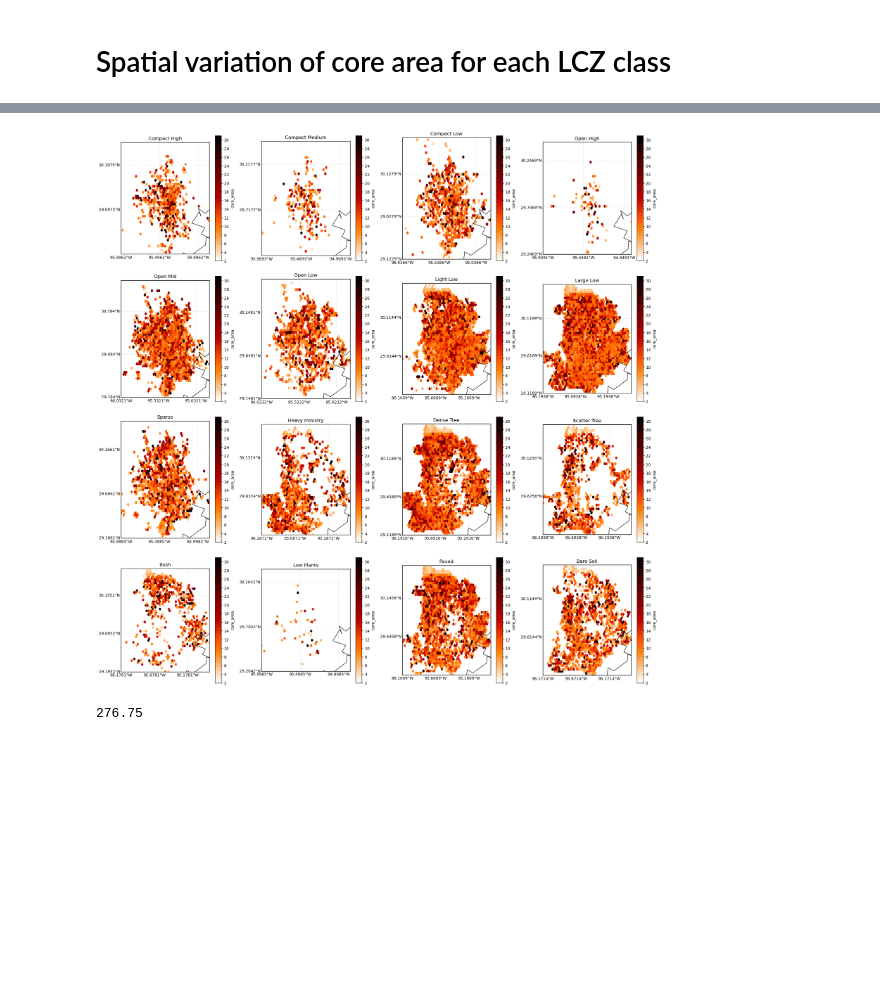
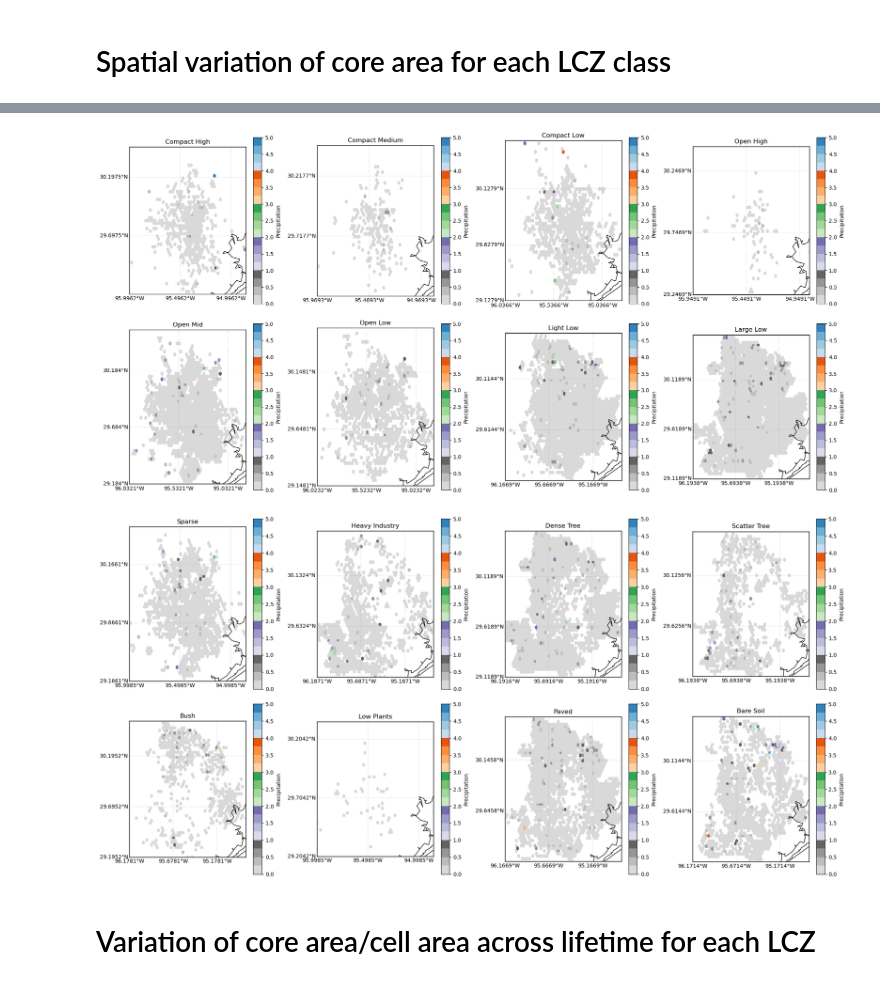
Before and after one commit to oluwafemiomitusa/Geospatial-Analysis, a Jupyter notebook: Radar/notebooks/convective_cells_2.ipynb, the cells around one changed output, grey strips where cells are left out. Cells and saved outputs as stored; diff of their text form; code cells hidden in the pictures; blank space fills up the shorter version.

Commit message:
Modified some parts of the codes
These were the initial codes used for the analysis. While they are no longer necessary, they can be sources of important snippets.

```diff
--- a/Radar/notebooks/convective_cells_2.ipynb
+++ b/Radar/notebooks/convective_cells_2.ipynb
@@ -14,7 +14,7 @@ from mpl_toolkits.basemap import Basemap
 # Extract longitudes and latitudes for each class
 
 # Open the geotiff file
-with rasterio.open("../data/Houston.tif") as src:
+with rasterio.open("../data/rasters/residential.tif") as src:
     # Read the image data into a 2D numpy array
     image = src.read(1)
     # Get the transformation matrix of the image
@@ -26,7 +26,7 @@ coordinates_by_class = {}
 # For each unique value in the image (which represents a class)
 for class_value in np.unique(image):
     # If the value is not 0 (0 typically represents no data)
-    if class_value != -1:
+    if class_value != 0:
         # Get the indices of the pixels that belong to this class
         indices = np.where(image == class_value)
         # Convert the indices to coordinates
@@ -46,7 +46,7 @@ df_core_areas = core_area_pd[['Longitude', 'Latitude', 'core_area']]
 tree = cKDTree(df_core_areas[['Longitude', 'Latitude']].values)
 
 # Loop over the keys (classes) in coordinates_by_class
-for class_num in range(1, 17):
+for class_num in range(1, 5):
     # Create Pandas DataFrame for the current class
     df_coords = pd.DataFrame(coordinates_by_class[class_num], columns=['Longitude', 'Latitude'])
 
@@ -65,76 +278,85 @@ import matplotlib.pyplot as plt
 from mpl_toolkits.basemap import Basemap
 import numpy as np
 from scipy.interpolate import griddata
+import pandas as pd
 
 # Define the grid over which we'll interpolate
 grid_resolution = 0.1
 
-# Create a new figure with subplots
-fig, axes = plt.subplots(nrows=4, ncols=4, figsize=(20, 20))
-
-# Flatten the axes for easy iteration
-axes = axes.flatten()
-
 # Find global minimum and maximum 'core_area' across all datasets
-global_min = 2 # min(pd.read_csv(f'../data/LCZ_classes/class{i}.csv')['core_area'].min() for i in range(1, 17))
-global_max = 31 # max(pd.read_csv(f'../data/LCZ_classes/class{i}.csv')['core_area'].max() for i in range(1, 17))
+global_min = 0  # min(pd.read_csv(f'../data/LCZ_classes/class{i}.csv')['core_area'].min() for i in range(1, 17))
+global_max = 5  # max(pd.read_csv(f'../data/LCZ_classes/class{i}.csv')['core_area'].max() for i in range(1, 17))
 
 # Define colorbar ticks
-ticks = np.arange(global_min, global_max + 1, 2) # ticks from global_min to global_max with a step of 2
+ticks = np.arange(global_min, global_max + 0.5, 0.5)  # ticks from global_min to global_max with a step of 0.5
 
 # Define class names
 class_names = ["Compact High", "Compact Medium", "Compact Low", "Open High", "Open Mid", "Open Low", "Light Low", "Large Low",
                "Sparse", "Heavy Industry", "Dense Tree", "Scatter Tree", "Bush", "Low Plants", "Paved", "Bare Soil", "water"]
 
-# Iterate over class numbers, names and axes
-for class_num, class_name, ax in zip(range(1, 17), class_names, axes):
+# Iterate over class numbers, names
+for class_num, class_name in zip(range(1, 17), class_names):
+    # Determine the figure (1 or 2) and the subplot index within that figure
+    fig_num = 1 if class_num <= 8 else 2
+    subplot_index = (class_num - 1) % 8
+
+    # Create a new figure if necessary
+    if subplot_index == 0:
+        fig, axes = plt.subplots(nrows=2, ncols=4, figsize=(20, 10))  # 2 rows, 4 columns per figure
+        axes = axes.flatten()
+
     # Load the data
-    data = pd.read_csv(f'../data/LCZ_classes/class{class_num}.csv')
+    data = pd.read_csv(f'../data/precip/class{class_num}.csv')
 
     grid_lons = np.arange(min(data['Longitude']), max(data['Longitude']), grid_resolution)
     grid_lats = np.arange(min(data['Latitude']), max(data['Latitude']), grid_resolution)
     grid_lons, grid_lats = np.meshgrid(grid_lons, grid_lats)
 
     # Interpolate the data using cubic interpolation
-    var_interp = griddata((data['Longitude'], data['Latitude']), data['core_area'],
+    var_interp = griddata((data['Longitude'], data['Latitude']), data['Precipitation'],
                           (grid_lons, grid_lats), method='cubic')
 
     # Set up the basemap
     m = Basemap(projection='merc', llcrnrlat=data['Latitude'].min(), urcrnrlat=data['Latitude'].max(),
-                llcrnrlon=data['Longitude'].min(), urcrnrlon=data['Longitude'].max(), resolution='l', ax=ax)
+                llcrnrlon=data['Longitude'].min(), urcrnrlon=data['Longitude'].max(), resolution='i', ax=axes[subplot_index])
 
     # Convert longitudes and latitudes to map projection coordinates
     x, y = m(data['Longitude'].values, data['Latitude'].values)
 
     # Create a hexbin plot (2D histogram) of the data
-    hb = m.hexbin(x, y, C=data['core_area'].values, gridsize=50, cmap='gist_heat_r', mincnt=1, reduce_C_function=np.mean, vmin=global_min, vmax=global_max)
+    hb = m.hexbin(x, y, C=data['Precipitation'].values, gridsize=50, cmap='tab20c_r', mincnt=1, reduce_C_function=np.mean, vmin=global_min, vmax=global_max)
 
     # Draw map details
     m.drawmapboundary()
     m.drawcoastlines()
     m.drawcountries()
     m.drawstates()
 
     # Add a colorbar with specific tick locations
-    cb = fig.colorbar(hb, ax=ax, pad=0.05, ticks=ticks)
-    cb.set_label('core_area')
+    cb = fig.colorbar(hb, ax=axes[subplot_index], pad=0.05, ticks=ticks)
+    cb.set_label('Precipitation')
 
     # Add labels
     parallels = m.drawparallels(np.arange(data['Latitude'].min(), data['Latitude'].max(), 0.5), labels=[1, 0, 0, 0],
                                  color='gray', dashes=[1, 3], linewidth=0.5)
     meridians = m.drawmeridians(np.arange(data['Longitude'].min(), data['Longitude'].max(), 0.5), labels=[0, 0, 0, 1],
                                 color='gray', dashes=[1, 3], linewidth=0.5)
-    ax.set_title(class_name)  # use the class name instead of the class number
+    axes[subplot_index].set_title(class_name)  # use the class name instead of the class number
 
-# Display the plot
-plt.tight_layout()
-plt.show()
+    # Display the plot and start a new one if necessary
+    if subplot_index == 7:
+        plt.tight_layout()
+        plt.show()
+
+# Show the second figure if it has less than 8 subplots
+if subplot_index != 7:
+    plt.tight_layout()
+    plt.show()
 # %% [output]
-[figure, old version]
+[figure, new version]
+[figure, added]
-# %%
-np.max(merged_df['core_area'])
-# %% [output]
-276.75
+# %% [markdown]
+# Variation of core area/cell area across lifetime for each LCZ
 # %%
 from sklearn.preprocessing import MinMaxScaler
 import matplotlib.pyplot as plt
```
Also changed, not shown: parts of 10 cells of this notebook, 22 other files.
